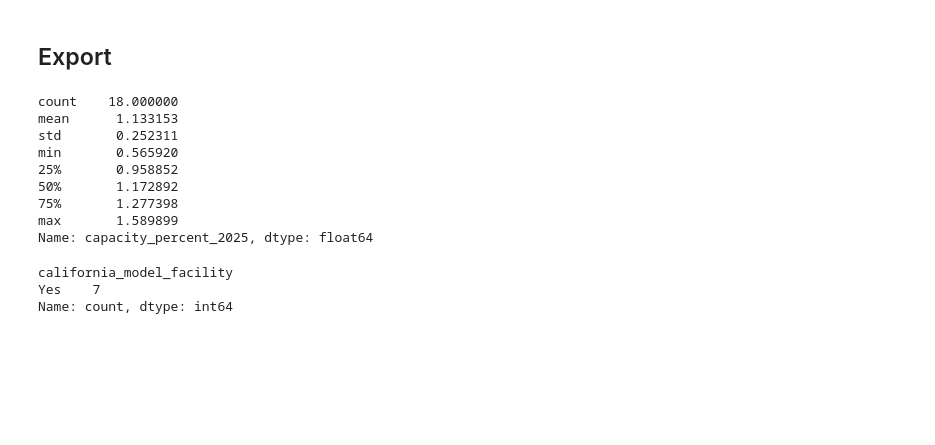
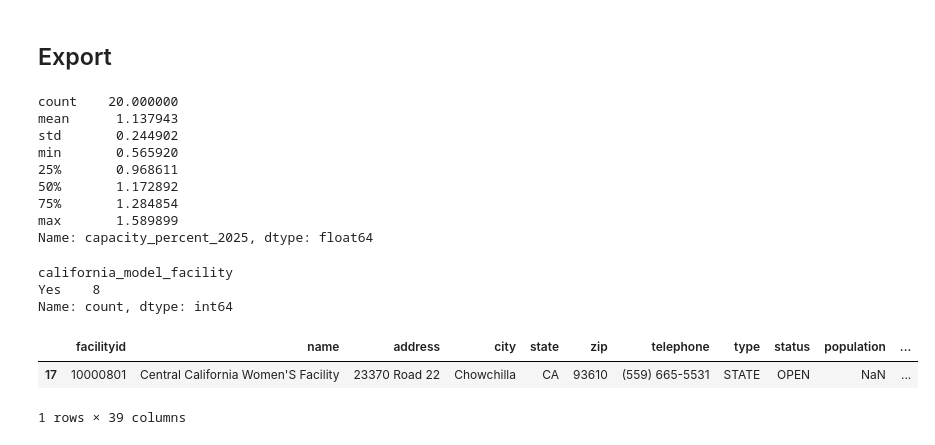
Before and after one commit to mbecica/ca_prison_climate_justice, a Jupyter notebook: create_cdcr_facilities.ipynb, the cells around one changed output. Saved outputs shown, nothing was run; the diff lists cells and outputs as text; code cells hidden in the pictures; blank space fills up the shorter version.

Commit message:
fixing bug with cdcr codes

```diff
--- a/create_cdcr_facilities.ipynb
+++ b/create_cdcr_facilities.ipynb
@@ -35,11 +35,18 @@ def process_cdcr_name(df):
     Processes the facility name to get CDCR facility attributes.
 
     - Extract CDCR codes from names (e.g., (KVSP)). Manually set Avenal State Prison (10000826 -> ASP).
+    - Correct FEMA acronym mismatches: CCFW -> CCWF (letter transposition), FSP -> FOL (naming convention).
     - Identify fire camps.
     """
 
     df['CDCR_code'] = None
     df['CDCR_firecamp'] = False
+
+    # FEMA name parentheticals that don't match CDCR's own codes
+    fema_to_cdcr = {
+        'CCFW': 'CCWF',  # Central California Women's Facility: FEMA has letters transposed
+        'FSP': 'FOL',    # Folsom State Prison: FEMA uses FSP, CDCR uses FOL
+    }
 
     def extract_info(row):
 
@@ -56,8 +63,12 @@ def process_cdcr_name(df):
             # Remove the parenthesis and its content from the name
             name = re.sub(r'\s*\([^)]+\)', '', name).strip()
 
-        # Manual override for Avenal State Prison
-        if row['facilityid'] == '10000826':
+        # Correct FEMA acronyms that don't match CDCR's codes
+        if row['CDCR_code'] in fema_to_cdcr:
+            row['CDCR_code'] = fema_to_cdcr[row['CDCR_code']]
+
+        # Manual override for Avenal State Prison (no parenthetical in FEMA name)
+        if row['facilityid'] == 10000826:
             row['CDCR_code'] = 'ASP'
 
         row['name'] = name
@@ -298,13 +309,13 @@ facilities_df.to_csv("data/cdcr_facilities.csv", index=False)
 # %%
 facilities_df["capacity_percent_2025"].describe()
 # %% [output]
-count    18.000000
-mean      1.133153
-std       0.252311
+count    20.000000
+mean      1.137943
+std       0.244902
 min       0.565920
-25%       0.958852
+25%       0.968611
 50%       1.172892
-75%       1.277398
+75%       1.284854
 max       1.589899
 Name: capacity_percent_2025, dtype: float64
 # %%
@@ -314,5 +325,11 @@ diff_pop["pop_diff"] = facilities_df["population"] - facilities_df["average_2025
 diff_pop["california_model_facility"].value_counts()
 # %% [output]
 california_model_facility
-Yes    7
+Yes    8
 Name: count, dtype: int64
+# %%
+facilities_df[facilities_df["cdcr_code"] == "CCWF"]
+# %% [output]
+|  | facilityid | name | address | city | state | zip | telephone | type | status | population | ... |
+| 17 | 10000801 | Central California Women'S Facility | 23370 Road 22 | Chowchilla | CA | 93610 | (559) 665-5531 | STATE | OPEN | NaN | ... |
+1 rows × 39 columns
```
Also changed, not shown: 1 other file.
